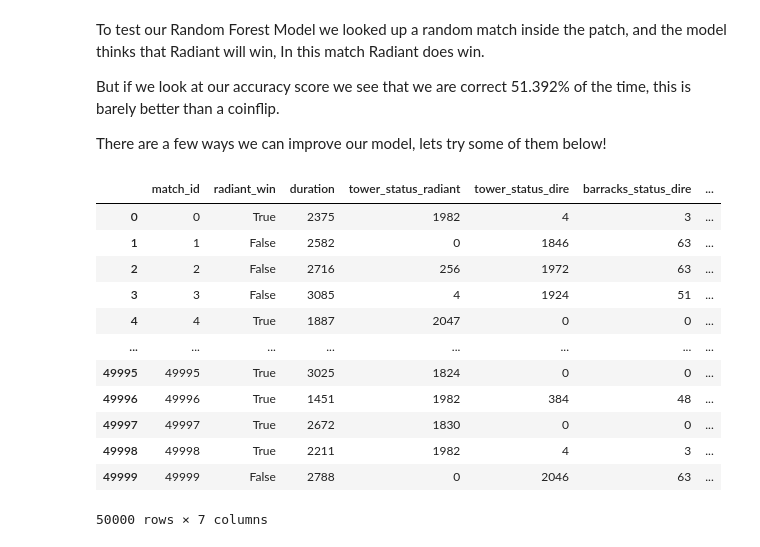
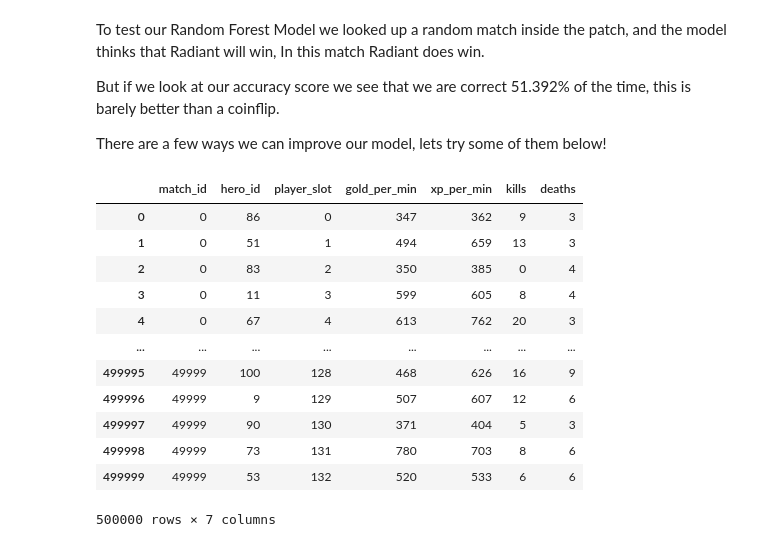
Before and after one commit to Mvtj22/ExploringDota2MatchData, a Jupyter notebook: Dota2matches:6-70-6-88.ipynb, the cells around one changed output. Drawn from its saved outputs; the diff is of its cells as text; code cells hidden in the pictures.

Commit message:
Kaggle Notebook | Dota2Matches: 6.70-6.88 | Merged New Variables

```diff
--- a/Dota2matches:6-70-6-88.ipynb
+++ b/Dota2matches:6-70-6-88.ipynb
@@ -150,27 +150,29 @@ There are a few ways we can improve our model, lets try some of them below!
 # %%
 #One of the options we have to make our model better is to make use of more variables. We can use player_ratings, purchase log, ability_upgrade, tower and barrack statuses. Gpm, Xpm, Kills and Deaths.
 
 #Each match has one entry, in this case we are focused on match_id, and radiant_win only as our target.
 columnsWeWant = ['match_id','radiant_win','duration','tower_status_radiant','tower_status_dire','barracks_status_dire','barracks_status_radiant']
 match = pd.read_csv('/kaggle/input/dota-2-matches/match.csv')
 match = match[columnsWeWant]
 
 #
 columnsWeWant = ['match_id','hero_id','player_slot','gold_per_min','xp_per_min','kills','deaths']
 players = pd.read_csv('/kaggle/input/dota-2-matches/players.csv')
 players = players[columnsWeWant]
-match
+players
+
+#Important for the tower and barrack status. They are Bitmask that represents a binary of which ones are standing. Ex: 63 would mean all barracks are still standing.
 # %% [output]
-|  | match_id | radiant_win | duration | tower_status_radiant | tower_status_dire | barracks_status_dire | ... |
-| 0 | 0 | True | 2375 | 1982 | 4 | 3 | ... |
-| 1 | 1 | False | 2582 | 0 | 1846 | 63 | ... |
-| 2 | 2 | False | 2716 | 256 | 1972 | 63 | ... |
-| 3 | 3 | False | 3085 | 4 | 1924 | 51 | ... |
-| 4 | 4 | True | 1887 | 2047 | 0 | 0 | ... |
+|  | match_id | hero_id | player_slot | gold_per_min | xp_per_min | kills | deaths |
+| 0 | 0 | 86 | 0 | 347 | 362 | 9 | 3 |
+| 1 | 0 | 51 | 1 | 494 | 659 | 13 | 3 |
+| 2 | 0 | 83 | 2 | 350 | 385 | 0 | 4 |
+| 3 | 0 | 11 | 3 | 599 | 605 | 8 | 4 |
+| 4 | 0 | 67 | 4 | 613 | 762 | 20 | 3 |
 | ... | ... | ... | ... | ... | ... | ... | ... |
-| 49995 | 49995 | True | 3025 | 1824 | 0 | 0 | ... |
-| 49996 | 49996 | True | 1451 | 1982 | 384 | 48 | ... |
-| 49997 | 49997 | True | 2672 | 1830 | 0 | 0 | ... |
-| 49998 | 49998 | True | 2211 | 1982 | 4 | 3 | ... |
-| 49999 | 49999 | False | 2788 | 0 | 2046 | 63 | ... |
+| 499995 | 49999 | 100 | 128 | 468 | 626 | 16 | 9 |
+| 499996 | 49999 | 9 | 129 | 507 | 607 | 12 | 6 |
+| 499997 | 49999 | 90 | 130 | 371 | 404 | 5 | 3 |
+| 499998 | 49999 | 73 | 131 | 780 | 703 | 8 | 6 |
+| 499999 | 49999 | 53 | 132 | 520 | 533 | 6 | 6 |
-50000 rows × 7 columns
+500000 rows × 7 columns
```
Also changed, not shown: parts of 2 cells of this notebook.
